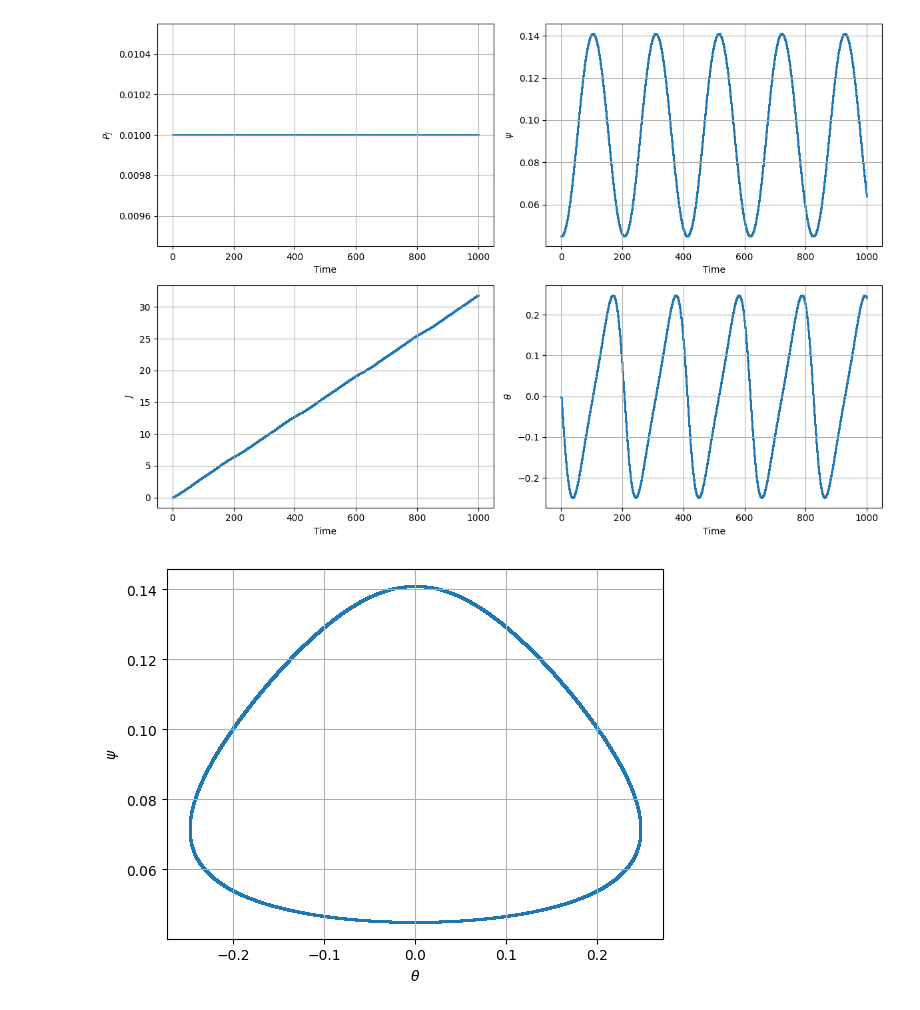
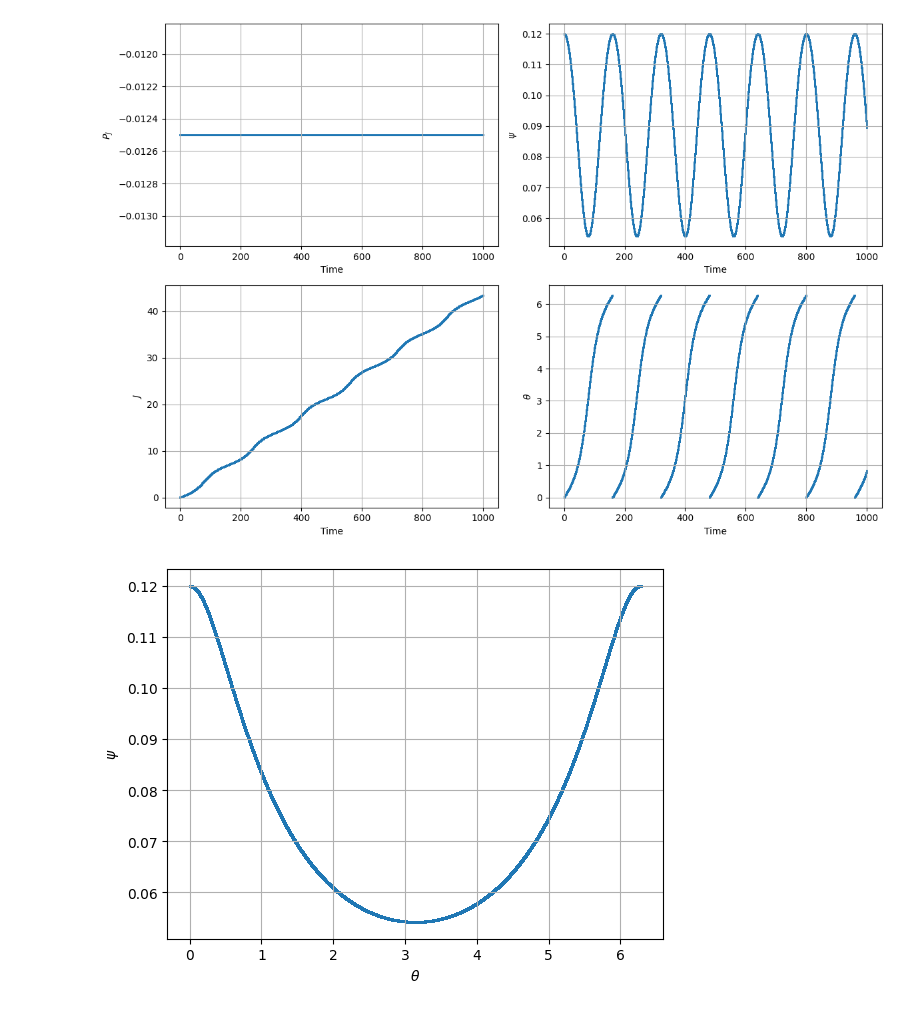
Before and after one commit to PlasmaPhy/Eq-of-motion, a Jupyter notebook: solve_paper_equations.ipynb, the cells around one changed output. Drawn from its saved outputs; the diff is of its cells as text; code cells hidden in the pictures.

```diff
--- a/solve_paper_equations.ipynb
+++ b/solve_paper_equations.ipynb
@@ -10,14 +10,14 @@ importlib.reload(Paper_equations)
 # Initial conditions
 t0 = 0
 initial_J = 0
-initial_psi = 0.045
-initial_P_J = 0.01
+initial_psi = 0.12
+initial_P_J = -0.0125
 initial_theta = 0
 
 y0 = np.array([initial_P_J, initial_psi, initial_J, initial_theta])
 tf = 1000  # Final time
 h = 0.005  # Step size
-m = 10 ** (-2)
+m = 10 ** (-6)
 q_0 = 1
 q_wall = 3.5
 
@@ -30,39 +30,39 @@ P_J_values = y_values[:, 0]
 psi_values = y_values[:, 1]
 J_values = y_values[:, 2]
 theta_values = y_values[:, 3]
-# theta_values = np.mod(theta_values, 2*np.pi)
+theta_values = np.mod(theta_values, 2*np.pi)
 
 # Create subplots
 plt.figure(figsize=(12, 8))
 
 plt.subplot(2, 2, 1)
 plt.scatter(t_values, P_J_values, s=0.5)
 plt.xlabel('Time')
 plt.ylabel('$P_J$')
 plt.grid(True)
 
 plt.subplot(2, 2, 2)
 plt.scatter(t_values, psi_values, s=0.5)
 plt.xlabel('Time')
 plt.ylabel('$\\psi$')
 plt.grid(True)
 
 plt.subplot(2, 2, 3)
 plt.scatter(t_values, J_values, s=0.5)
 plt.xlabel('Time')
 plt.ylabel('$J$')
 plt.grid(True)
 
 plt.subplot(2, 2, 4)
 plt.scatter(t_values, theta_values, s=0.5)
 plt.xlabel('Time')
 plt.ylabel('$\\theta$')
 plt.grid(True)
 
 plt.tight_layout()
 plt.show()
 # %% [output]
-[figure, old version]
+[figure, new version]
 # %%
 plt.scatter(theta_values, psi_values, s=0.5)
 plt.xlabel('$\\theta$')
@@ -70,7 +70,7 @@ plt.ylabel('$\\psi$')
 plt.grid(True)
 plt.show()
 # %% [output]
-[figure, old version]
+[figure, new version]
 # %%
 plt.scatter(J_values, P_J_values, s=0.5)
 plt.xlabel('$\\zeta$')
```
Also changed, not shown: parts of 2 cells of this notebook, 2 other files.
